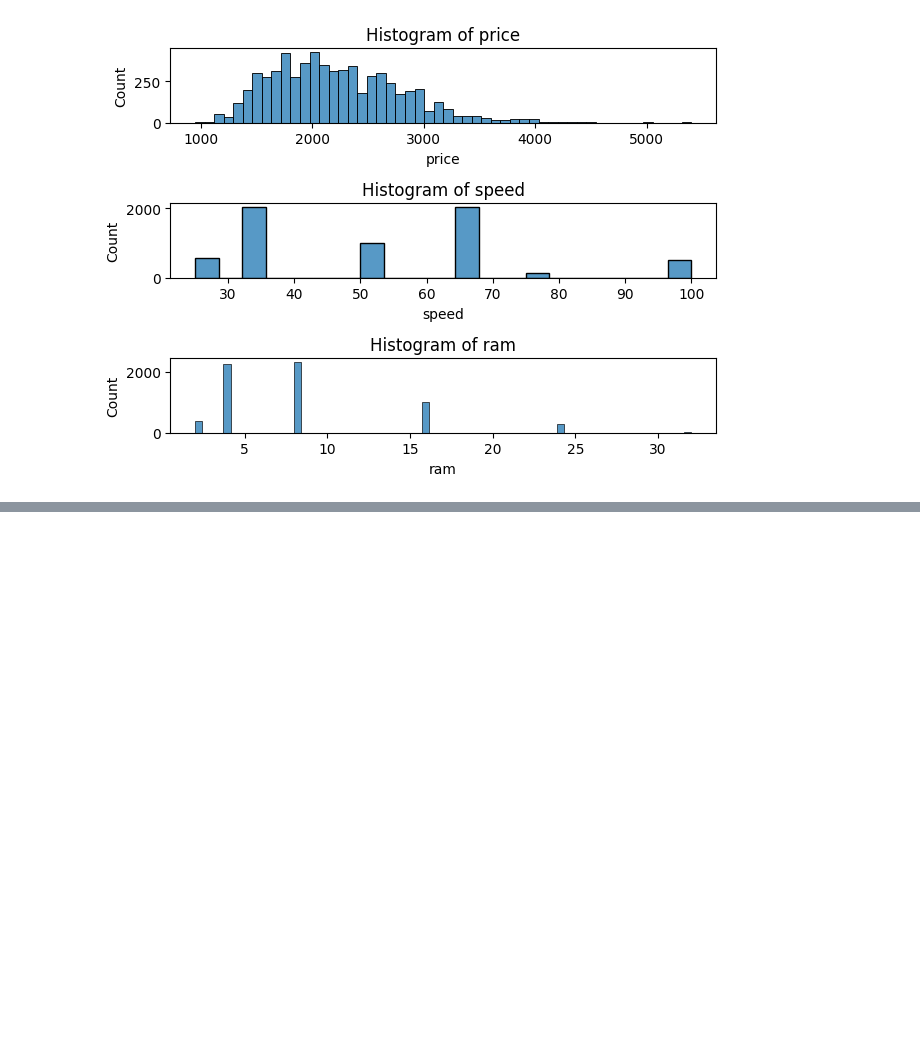
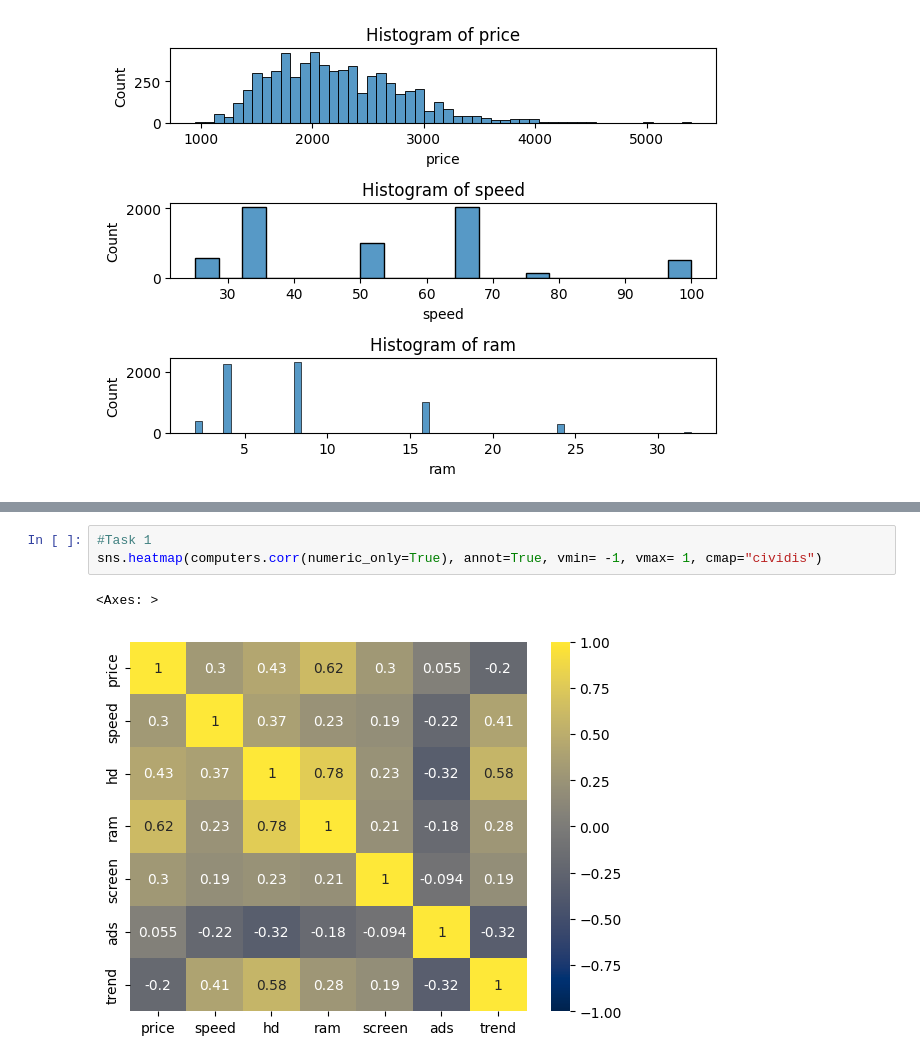
Before and after one commit to daveysull/regression_analysis, a Jupyter notebook: assignment1.ipynb, the cells around one changed output, grey strips where cells are left out. Saved outputs shown, nothing was run; the diff lists cells and outputs as text; blank space fills up the shorter version.

```diff
--- a/assignment1.ipynb
+++ b/assignment1.ipynb
@@ -86,0 +93,6 @@ for col, ax in zip (columns, ax.flat):
+# %%
+#Task 1
+sns.heatmap(computers.corr(numeric_only=True), annot=True, vmin= -1, vmax= 1, cmap="cividis")
+# %% [output]
+<Axes: >
+[figure, added]
```
Also changed, not shown: parts of 3 cells of this notebook.
